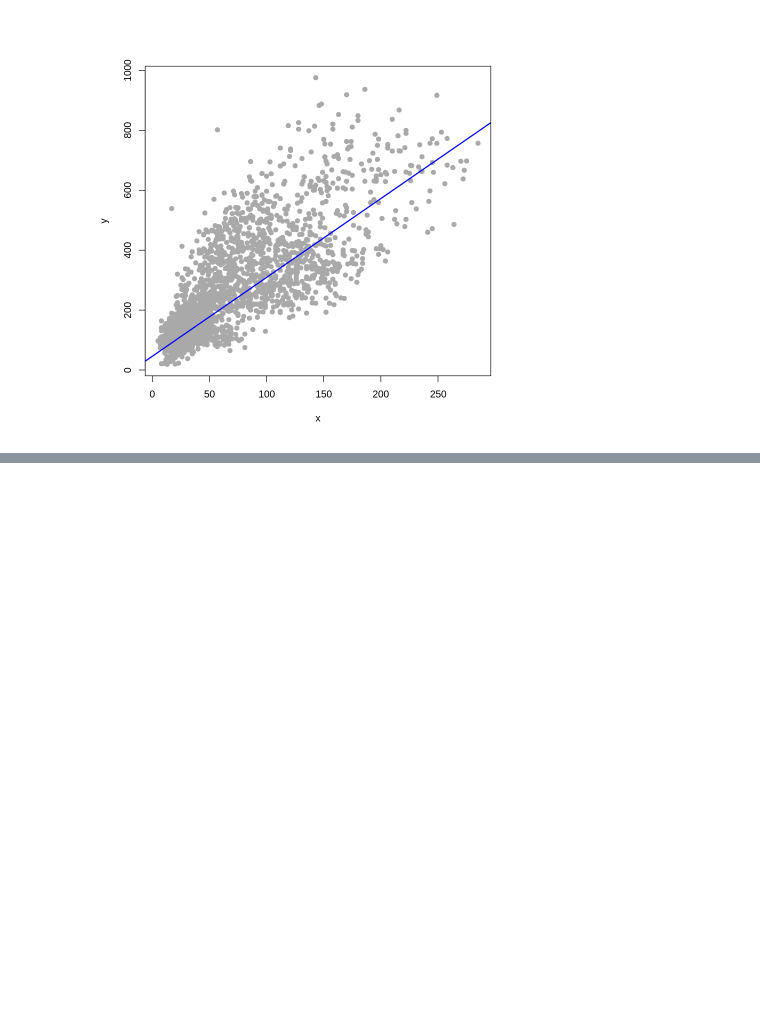
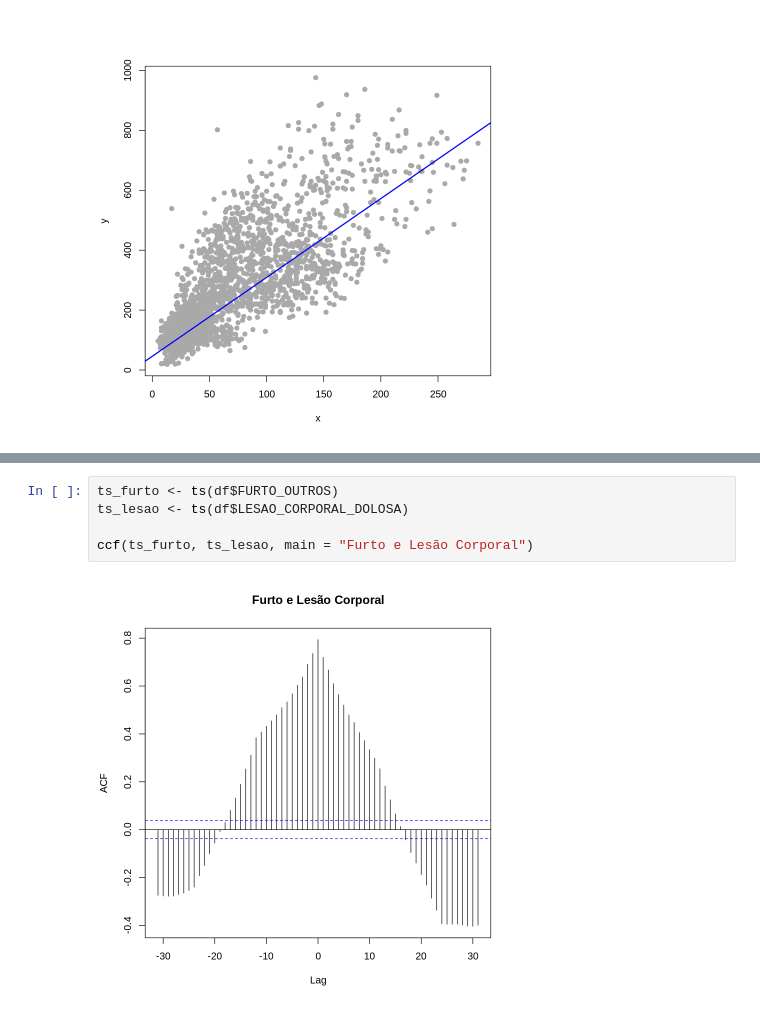
Before and after one commit to nicolasallp/tar-01-26-Davi-Kayky-Nicolas, a Jupyter notebook: criminalidade/estatisticas_criminalidade.ipynb, the cells around one changed output, grey strips where cells are left out. Cells and saved outputs as stored; diff of their text form; blank space fills up the shorter version.

```diff
--- a/criminalidade/estatisticas_criminalidade.ipynb
+++ b/criminalidade/estatisticas_criminalidade.ipynb
@@ -405,0 +436,7 @@ abline(modelo, col = "blue", lwd = 2)
+# %%
+ts_furto <- ts(df$FURTO_OUTROS)
+ts_lesao <- ts(df$LESAO_CORPORAL_DOLOSA)
+
+ccf(ts_furto, ts_lesao, main = "Furto e Lesão Corporal")
+# %% [output]
+[figure, added]
```
Also changed, not shown: parts of 7 cells of this notebook.
